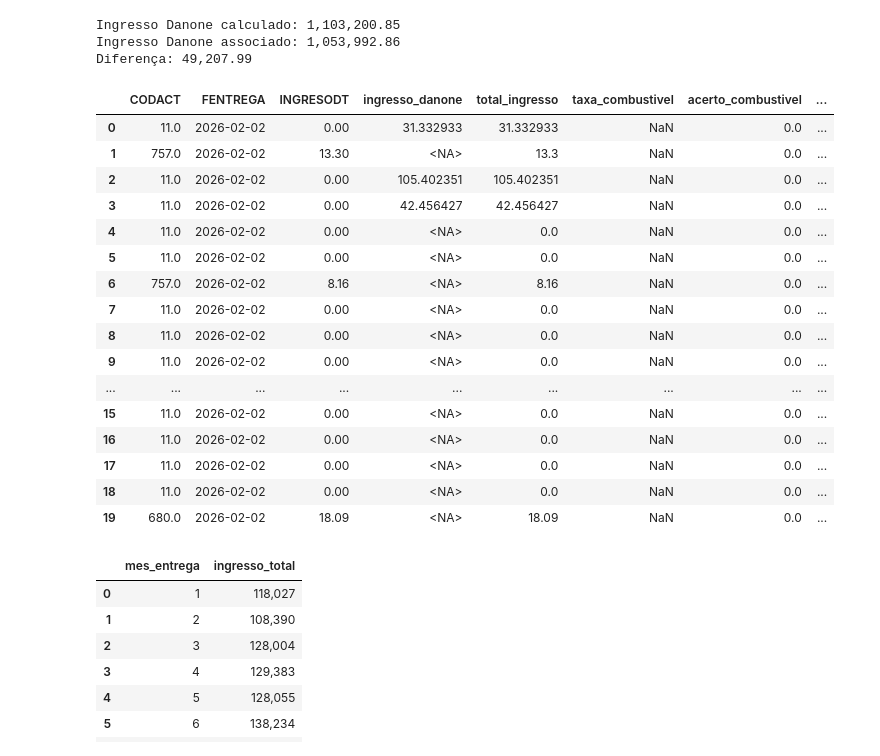
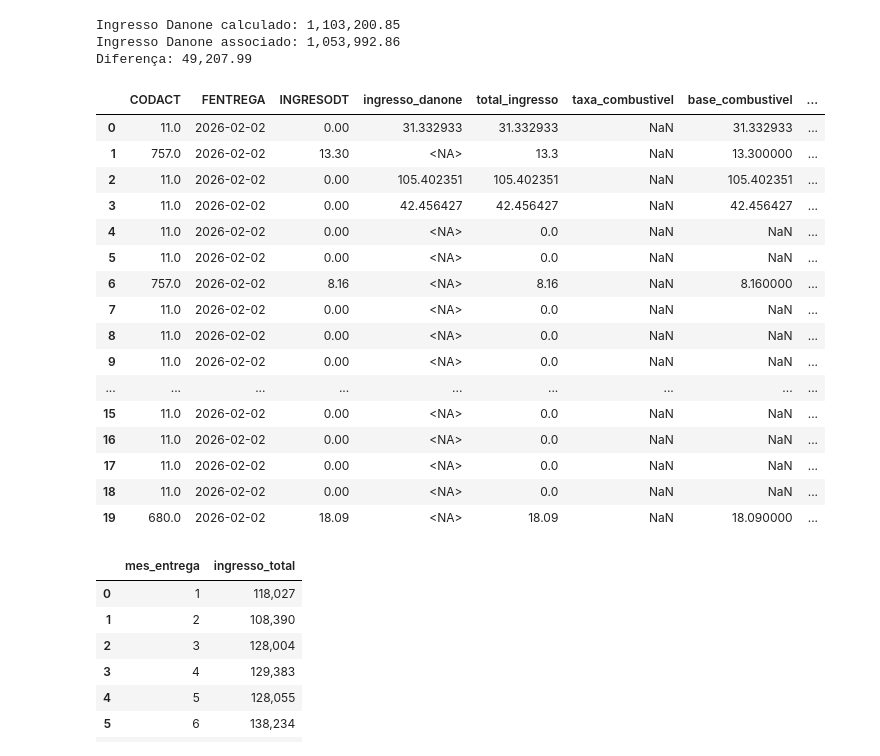
Before and after one commit to ruben-filipe-rocha/Salvesen, a Jupyter notebook: 02.Analise_Financeira/01_Fin_PBI_MAC_excel_V1_C.ipynb, the cells around one changed output. Drawn from its saved outputs; the diff is of its cells as text; code cells hidden in the pictures.

```diff
--- a/02.Analise_Financeira/01_Fin_PBI_MAC_excel_V1_C.ipynb
+++ b/02.Analise_Financeira/01_Fin_PBI_MAC_excel_V1_C.ipynb
@@ -815,79 +815,119 @@ Diferença: 49,207.99
 # ==========================
 # 1. Associar taxa combustível
 # ==========================
-mes_combustivel = pd.to_datetime(
+data_entrega = pd.to_datetime(
     df["FENTREGA"],
     errors="coerce"
-).dt.month
+)
+
+mes_entrega = data_entrega.dt.month
+mes_taxa = mes_entrega - 1
 
 df["taxa_combustivel"] = [
     taxas_ingresso.get(int(codact), {}).get(int(mes), pd.NA)
-    if pd.notna(codact) and pd.notna(mes)
+    if pd.notna(codact) and pd.notna(mes) and mes >= 1
     else pd.NA
-    for codact, mes in zip(df["CODACT"], mes_combustivel)
+    for codact, mes in zip(df["CODACT"], mes_taxa)
 ]
 
 df["taxa_combustivel"] = pd.to_numeric(
     df["taxa_combustivel"],
     errors="coerce"
+).astype("float64")
+
+# ==========================
+# 2. Preparar bases
+# ==========================
+ingreso_dt = pd.to_numeric(
+    df["INGRESODT"],
+    errors="coerce"
+).astype("float64")
+
+ingreso_danone = pd.to_numeric(
+    df["ingresso_danone"],
+    errors="coerce"
+).astype("float64")
+
+codact_num = pd.to_numeric(
+    df["CODACT"],
+    errors="coerce"
 )
 
 # ==========================
-# 2. Calcular acerto combustível
+# 3. Definir base combustível
+# ==========================
+mask_codact11 = codact_num.eq(11)
+
+df["base_combustivel"] = ingreso_dt
+
+df.loc[
+    mask_codact11,
+    "base_combustivel"
+] = ingreso_danone.loc[mask_codact11]
+
+# ==========================
+# 4. Calcular acerto combustível
 # ==========================
 df["acerto_combustivel"] = 0.0
 
 mask_taxa = (
     df["taxa_combustivel"].notna()
-    & df["INGRESODT"].notna()
+    & df["base_combustivel"].notna()
 )
 
 df.loc[mask_taxa, "acerto_combustivel"] = (
-    df.loc[mask_taxa, "INGRESODT"]
+    df.loc[mask_taxa, "base_combustivel"]
     * df.loc[mask_taxa, "taxa_combustivel"]
 )
 
 # ==========================
-# 3. Total com combustível
+# 5. Total com combustível
 # ==========================
 df["total_ingresso_c"] = (
     df["total_ingresso"]
     + df["acerto_combustivel"]
 )
 
 # ==========================
-# 4. Validar
+# 6. Validar
 # ==========================
-df[
+df_validacao_combustivel = df.loc[
+    :,
     [
         "CODACT",
         "FENTREGA",
         "INGRESODT",
         "ingresso_danone",
         "total_ingresso",
         "taxa_combustivel",
+        "base_combustivel",
         "acerto_combustivel",
         "total_ingresso_c",
     ]
-].head(20)
+].copy()
+
+df_validacao_combustivel["mes_entrega"] = mes_entrega
+df_validacao_combustivel["mes_taxa_usada"] = mes_taxa
+
+df_validacao_combustivel.head(20)
 # %% [output]
-|  | CODACT | FENTREGA | INGRESODT | ingresso_danone | total_ingresso | taxa_combustivel | acerto_combustivel | ... |
-| 0 | 11.0 | 2026-02-02 | 0.00 | 31.332933 | 31.332933 | NaN | 0.0 | ... |
-| 1 | 757.0 | 2026-02-02 | 13.30 | <NA> | 13.3 | NaN | 0.0 | ... |
-| 2 | 11.0 | 2026-02-02 | 0.00 | 105.402351 | 105.402351 | NaN | 0.0 | ... |
-| 3 | 11.0 | 2026-02-02 | 0.00 | 42.456427 | 42.456427 | NaN | 0.0 | ... |
-| 4 | 11.0 | 2026-02-02 | 0.00 | <NA> | 0.0 | NaN | 0.0 | ... |
-| 5 | 11.0 | 2026-02-02 | 0.00 | <NA> | 0.0 | NaN | 0.0 | ... |
-| 6 | 757.0 | 2026-02-02 | 8.16 | <NA> | 8.16 | NaN | 0.0 | ... |
-| 7 | 11.0 | 2026-02-02 | 0.00 | <NA> | 0.0 | NaN | 0.0 | ... |
-| 8 | 11.0 | 2026-02-02 | 0.00 | <NA> | 0.0 | NaN | 0.0 | ... |
-| 9 | 11.0 | 2026-02-02 | 0.00 | <NA> | 0.0 | NaN | 0.0 | ... |
+|  | CODACT | FENTREGA | INGRESODT | ingresso_danone | total_ingresso | taxa_combustivel | base_combustivel | ... |
+| 0 | 11.0 | 2026-02-02 | 0.00 | 31.332933 | 31.332933 | NaN | 31.332933 | ... |
+| 1 | 757.0 | 2026-02-02 | 13.30 | <NA> | 13.3 | NaN | 13.300000 | ... |
+| 2 | 11.0 | 2026-02-02 | 0.00 | 105.402351 | 105.402351 | NaN | 105.402351 | ... |
+| 3 | 11.0 | 2026-02-02 | 0.00 | 42.456427 | 42.456427 | NaN | 42.456427 | ... |
+| 4 | 11.0 | 2026-02-02 | 0.00 | <NA> | 0.0 | NaN | NaN | ... |
+| 5 | 11.0 | 2026-02-02 | 0.00 | <NA> | 0.0 | NaN | NaN | ... |
+| 6 | 757.0 | 2026-02-02 | 8.16 | <NA> | 8.16 | NaN | 8.160000 | ... |
+| 7 | 11.0 | 2026-02-02 | 0.00 | <NA> | 0.0 | NaN | NaN | ... |
+| 8 | 11.0 | 2026-02-02 | 0.00 | <NA> | 0.0 | NaN | NaN | ... |
+| 9 | 11.0 | 2026-02-02 | 0.00 | <NA> | 0.0 | NaN | NaN | ... |
 | ... | ... | ... | ... | ... | ... | ... | ... | ... |
-| 15 | 11.0 | 2026-02-02 | 0.00 | <NA> | 0.0 | NaN | 0.0 | ... |
-| 16 | 11.0 | 2026-02-02 | 0.00 | <NA> | 0.0 | NaN | 0.0 | ... |
-| 17 | 11.0 | 2026-02-02 | 0.00 | <NA> | 0.0 | NaN | 0.0 | ... |
-| 18 | 11.0 | 2026-02-02 | 0.00 | <NA> | 0.0 | NaN | 0.0 | ... |
-| 19 | 680.0 | 2026-02-02 | 18.09 | <NA> | 18.09 | NaN | 0.0 | ... |
+| 15 | 11.0 | 2026-02-02 | 0.00 | <NA> | 0.0 | NaN | NaN | ... |
+| 16 | 11.0 | 2026-02-02 | 0.00 | <NA> | 0.0 | NaN | NaN | ... |
+| 17 | 11.0 | 2026-02-02 | 0.00 | <NA> | 0.0 | NaN | NaN | ... |
+| 18 | 11.0 | 2026-02-02 | 0.00 | <NA> | 0.0 | NaN | NaN | ... |
+| 19 | 680.0 | 2026-02-02 | 18.09 | <NA> | 18.09 | NaN | 18.090000 | ... |
 # %%
 # ==========================
 # 1. Mês de entrega
```
Also changed, not shown: parts of 14 cells of this notebook.
